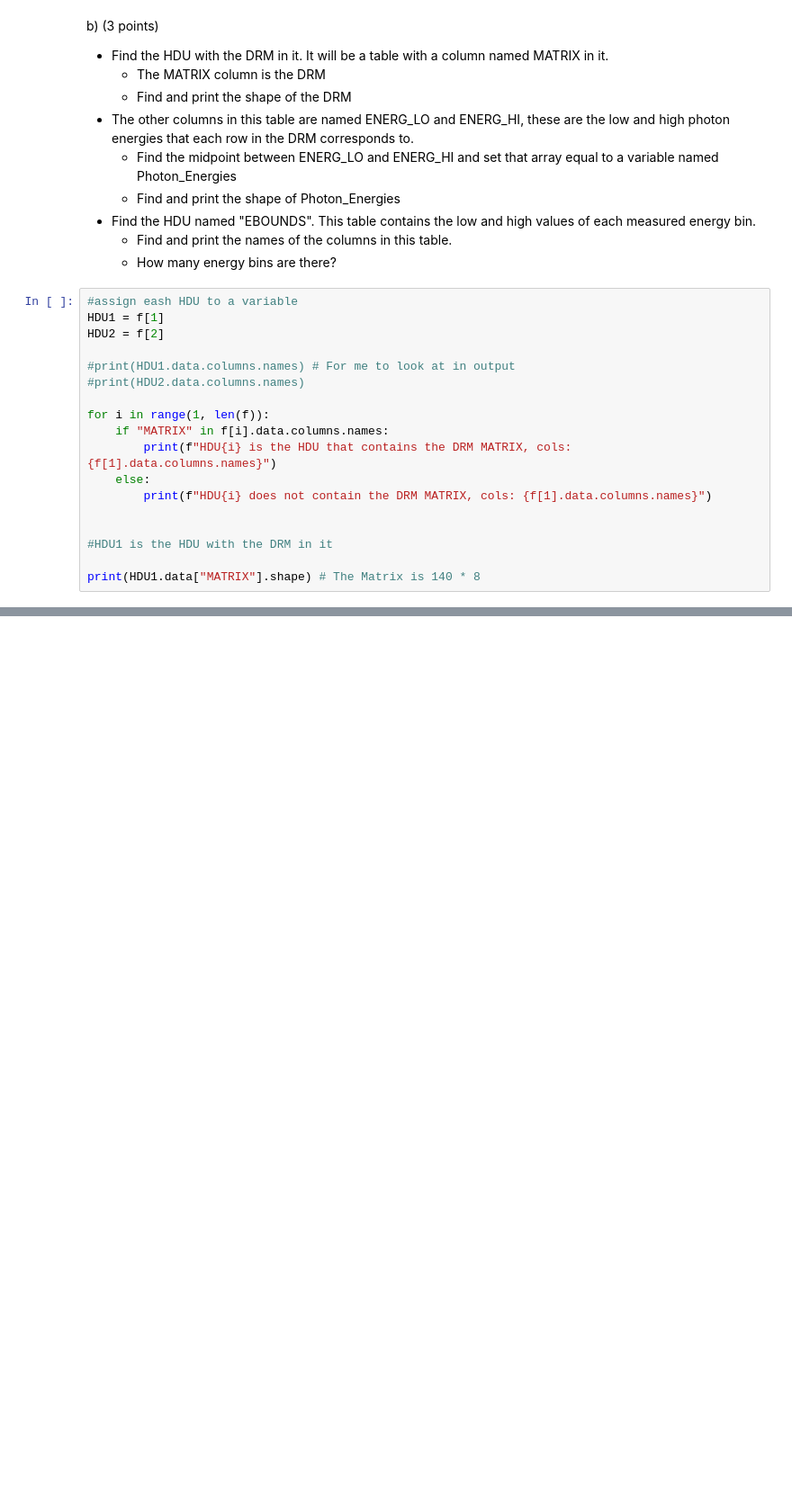
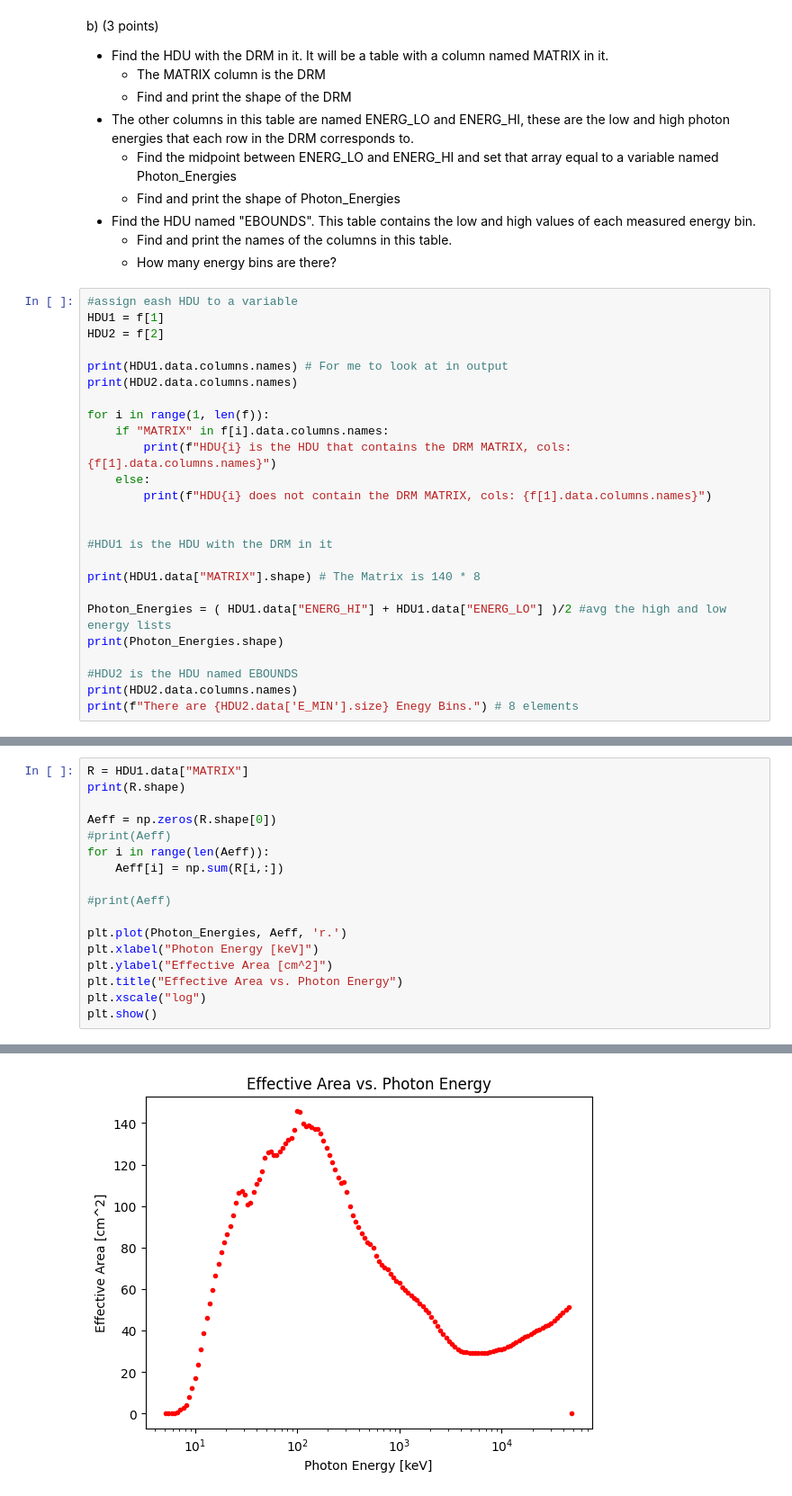
Before and after one commit to aInsan/Astro-97, a Jupyter notebook: HW 4/Adhikari_Insan_HW04.ipynb, the cells around one changed output, grey strips where cells are left out. Shown at 90% size. Saved outputs shown, nothing was run; the diff lists cells and outputs as text; blank space fills up the shorter version.

```diff
--- a/HW 4/Adhikari_Insan_HW04.ipynb
+++ b/HW 4/Adhikari_Insan_HW04.ipynb
@@ -53,8 +52,8 @@ b) (3 points)
 HDU1 = f[1]
 HDU2 = f[2]
 
-#print(HDU1.data.columns.names) # For me to look at in output
-#print(HDU2.data.columns.names)
+print(HDU1.data.columns.names) # For me to look at in output
+print(HDU2.data.columns.names)
 
 for i in range(1, len(f)):
     if "MATRIX" in f[i].data.columns.names:
@@ -66,4 +65,11 @@ for i in range(1, len(f)):
 #HDU1 is the HDU with the DRM in it
 
 print(HDU1.data["MATRIX"].shape) # The Matrix is 140 * 8
+
+Photon_Energies = ( HDU1.data["ENERG_HI"] + HDU1.data["ENERG_LO"] )/2 #avg the high and low energy lists
+print(Photon_Energies.shape)
+
+#HDU2 is the HDU named EBOUNDS
+print(HDU2.data.columns.names)
+print(f"There are {HDU2.data['E_MIN'].size} Enegy Bins.") # 8 elements
 # %% [output]
@@ -72,0 +111,18 @@ HDU2 does not contain the DRM MATRIX, cols: ['ENERG_LO', 'ENERG_HI', 'MATRIX']
+# %%
+R = HDU1.data["MATRIX"]
+print(R.shape)
+
+Aeff = np.zeros(R.shape[0])
+#print(Aeff)
+for i in range(len(Aeff)):
+    Aeff[i] = np.sum(R[i,:])
+
+#print(Aeff)
+
+plt.plot(Photon_Energies, Aeff, 'r.')
+plt.xlabel("Photon Energy [keV]")
+plt.ylabel("Effective Area [cm^2]")
+plt.title("Effective Area vs. Photon Energy")
+plt.xscale("log")
+plt.show()
+# %% [output]
@@ -72,0 +130 @@ HDU2 does not contain the DRM MATRIX, cols: ['ENERG_LO', 'ENERG_HI', 'MATRIX']
+[figure, added]
```
Also changed, not shown: parts of 18 cells of this notebook, 11 other files.
